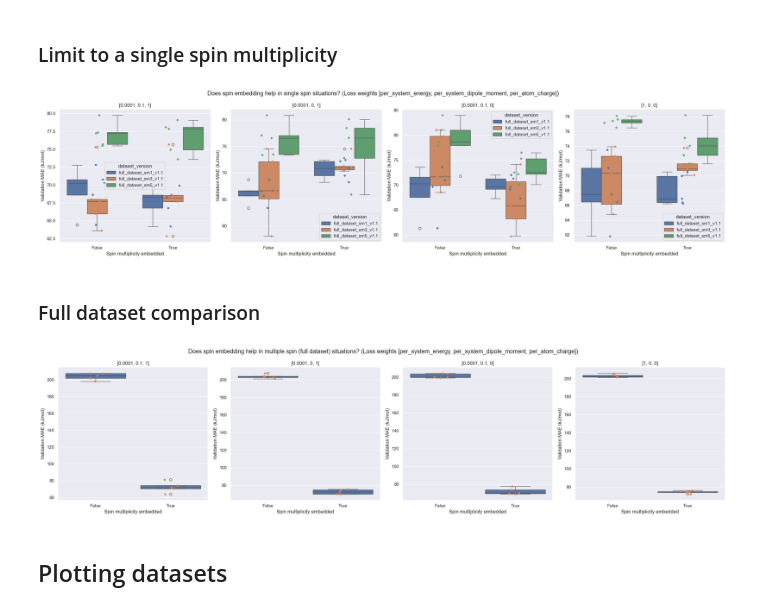
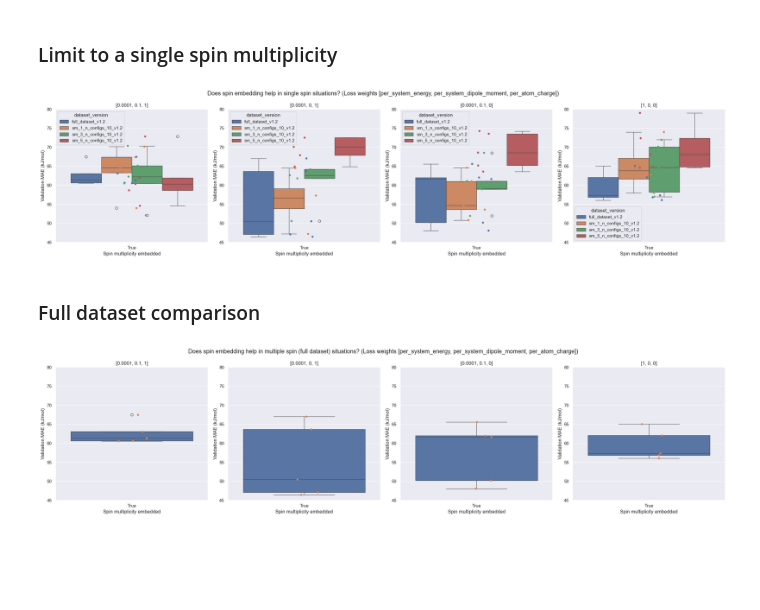
Before and after one commit to MarshallYan/modelforge-experiments, a Jupyter notebook: analysis/aimnet2_tmqm_openff.ipynb, the cells around one changed output. Saved outputs shown, nothing was run; the diff lists cells and outputs as text; code cells hidden in the pictures; blank space fills up the shorter version.

```diff
--- a/analysis/aimnet2_tmqm_openff.ipynb
+++ b/analysis/aimnet2_tmqm_openff.ipynb
@@ -27,6 +28,7 @@ sns.set_context("notebook")
 api = wandb.Api()
 runs = api.runs(
     "modelforge_nnps/aimnet2_tmqm_openff",
+    filters={"group": "exp08_3"},
 )
 print(f"Found {len(runs)} runs")
 summary_list, config_list, name_list = [], [], []
@@ -191,34 +195,35 @@ options_loss_components = [
 for j in range(4):
 
     data = results_single_spin[
         # (results_single_spin["dataset_version"] == options_version_select[i]) &\
         (results_single_spin["per_system_energy"] == options_loss_components[j][0]) &\
         (results_single_spin["per_system_dipole_moment"] == options_loss_components[j][1]) &\
         (results_single_spin["per_atom_charge"] == options_loss_components[j][2])
     ].sort_values(by="dataset_version")
 
     sns.boxplot(
         ax=axes[j],
         data=data,
         x="spin_embedding",
         y="val/per_system_energy/mae",
         hue="dataset_version",
     )
     sns.stripplot(
         ax=axes[j],
         data=data,
         x="spin_embedding",
         y="val/per_system_energy/mae",
         hue="dataset_version",
         legend=False,
     )
     axes[j].set_xlabel("Spin multiplicity embedded")
     axes[j].set_ylabel("Validation MAE (kJ/mol)")
+    axes[j].set_ylim(45, 80)
     axes[j].set_title(f"{options_loss_components[j]}")
 
 fig.tight_layout()
 # %% [output]
-[figure, old version]
+[figure, new version]
 # %% [markdown]
 ### Full dataset comparison
 # %%
@@ -257,10 +262,9 @@ for j in range(4):
     )
     axes[j].set_xlabel("Spin multiplicity embedded")
     axes[j].set_ylabel("Validation MAE (kJ/mol)")
+    axes[j].set_ylim(45, 80)
     axes[j].set_title(f"{options_loss_components[j]}")
 
 fig.tight_layout()
 # %% [output]
-[figure, old version]
+[figure, new version]
-# %% [markdown]
-## Plotting datasets
```
Also changed, not shown: parts of 22 cells of this notebook, 5 other files.
